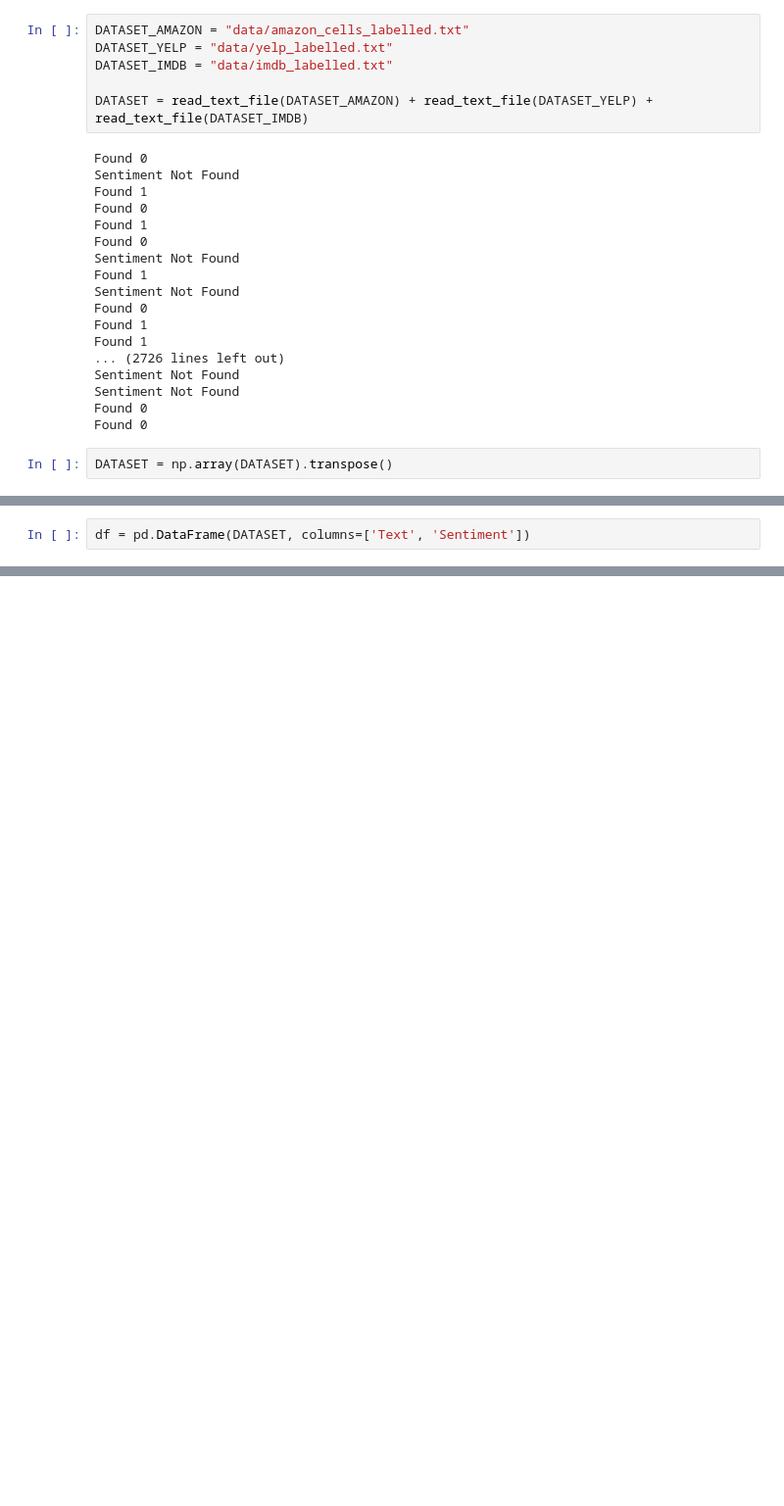
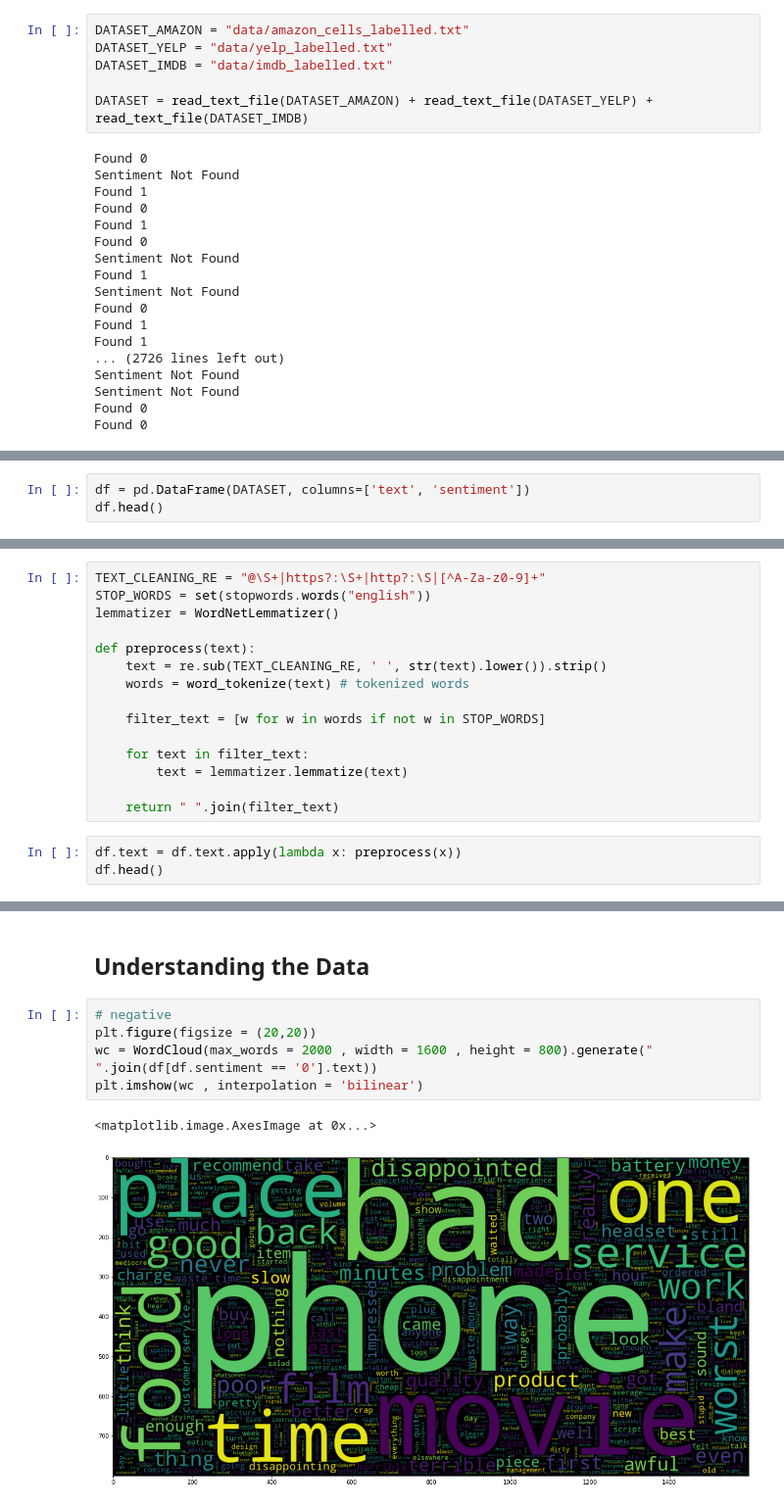
Before and after one commit to nsankacoder/Emotionaltrackingapplication, a Jupyter notebook: sentiment_analysis.ipynb, the cells around one changed output, grey strips where cells are left out. Shown at 98% size. Saved outputs shown, nothing was run; the diff lists cells and outputs as text; blank space fills up the shorter version.

Commit message:
splitting data

```diff
--- a/sentiment_analysis.ipynb
+++ b/sentiment_analysis.ipynb
@@ -41,5 +50,3 @@ Sentiment Not Found
 Sentiment Not Found
 Found 0
 Found 0
-# %%
-DATASET = np.array(DATASET).transpose()
@@ -51,3 +53,4 @@ DATASET[0]
 # %%
-df = pd.DataFrame(DATASET, columns=['Text', 'Sentiment'])
+df = pd.DataFrame(DATASET, columns=['text', 'sentiment'])
+df.head()
 # %% [output]
@@ -59,0 +63,18 @@ df.Text[0]
+# %%
+TEXT_CLEANING_RE = "@\S+|https?:\S+|http?:\S|[^A-Za-z0-9]+"
+STOP_WORDS = set(stopwords.words("english"))
+lemmatizer = WordNetLemmatizer()
+
+def preprocess(text):
+    text = re.sub(TEXT_CLEANING_RE, ' ', str(text).lower()).strip()
+    words = word_tokenize(text) # tokenized words
+
+    filter_text = [w for w in words if not w in STOP_WORDS]
+
+    for text in filter_text:
+        text = lemmatizer.lemmatize(text)
+
+    return " ".join(filter_text)
+# %%
+df.text = df.text.apply(lambda x: preprocess(x))
+df.head()
@@ -59,0 +88,10 @@ df.Text[0]
+# %% [markdown]
+## Understanding the Data
+# %%
+# negative
+plt.figure(figsize = (20,20))
+wc = WordCloud(max_words = 2000 , width = 1600 , height = 800).generate(" ".join(df[df.sentiment == '0'].text))
+plt.imshow(wc , interpolation = 'bilinear')
+# %% [output]
+<matplotlib.image.AxesImage at 0x...>
+[figure, added]
```
Also changed, not shown: parts of 10 cells of this notebook.
